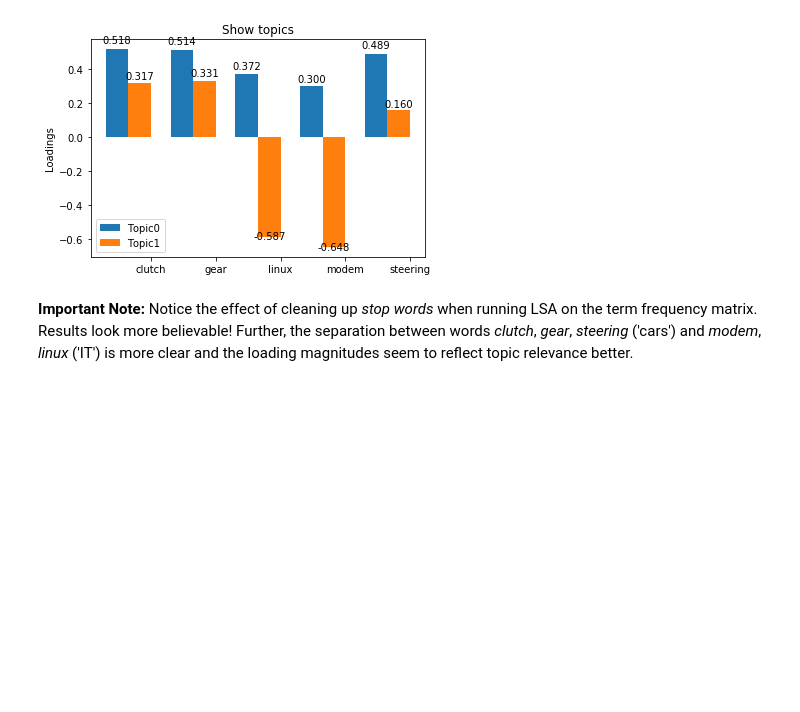
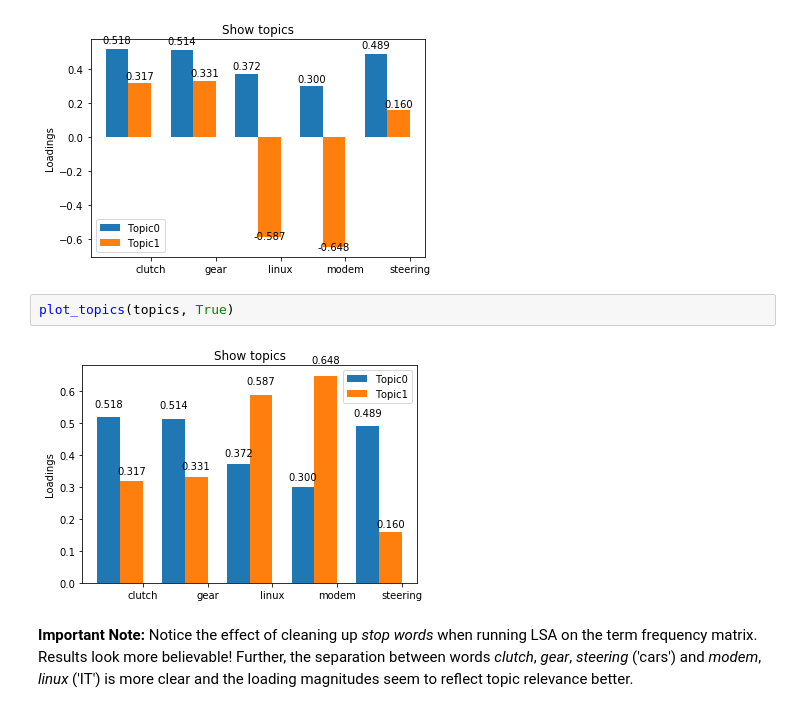
Before and after one commit to iconix/nlp-sandbox, a Jupyter notebook: topic_models.ipynb, the cells around one changed output. Saved outputs shown, nothing was run; the diff lists cells and outputs as text; blank space fills up the shorter version.

```diff
--- a/topic_models.ipynb
+++ b/topic_models.ipynb
@@ -463,6 +474,10 @@ topics
 plot_topics(topics)
 # %% [output]
 [figure]
+# %%
+plot_topics(topics, True)
+# %% [output]
+[figure, added]
 # %% [markdown]
 **Important Note:** Notice the effect of cleaning up _stop words_ when running LSA on the term frequency matrix. Results look more believable! Further, the separation between words _clutch_, _gear_, _steering_ ('cars') and _modem_, _linux_ ('IT') is more clear and the loading magnitudes seem to reflect topic relevance better.
 # %%
```
Also changed, not shown: parts of 17 cells of this notebook.
